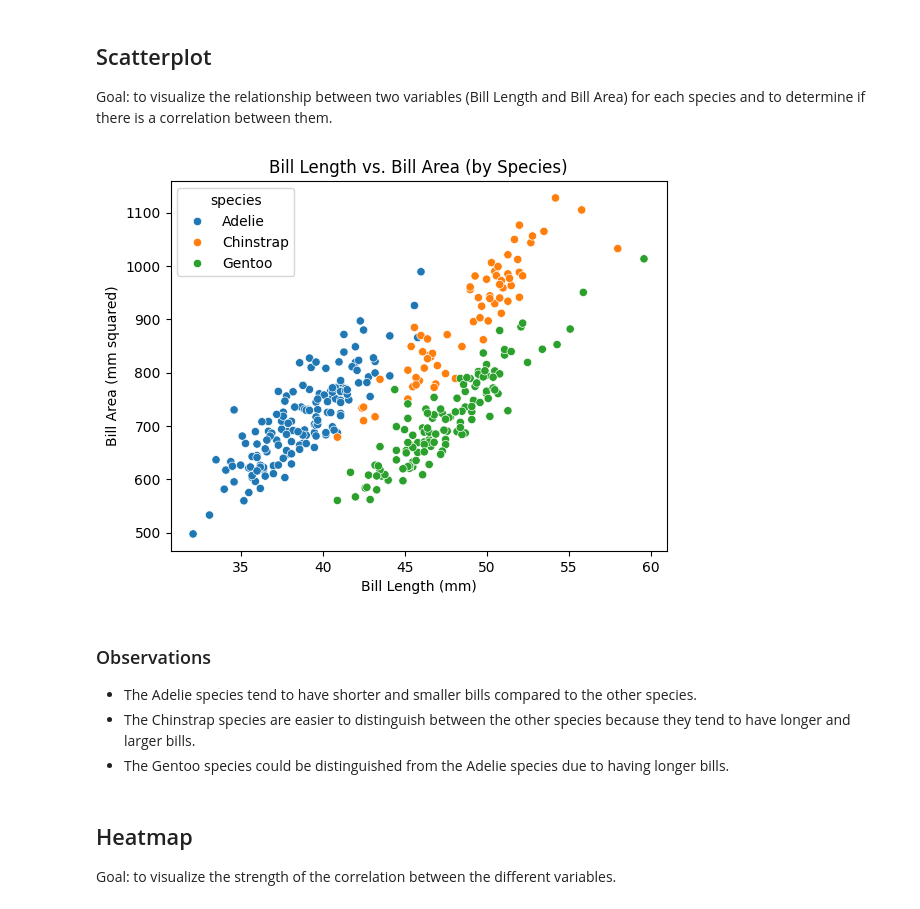
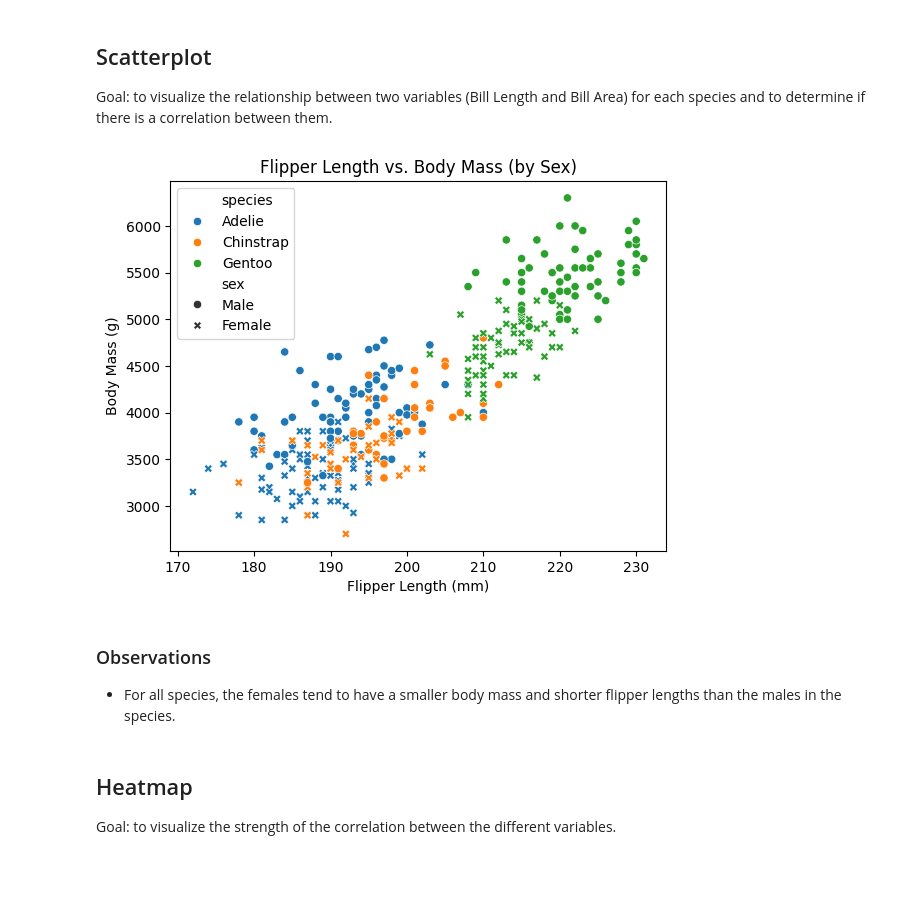
Before and after one commit to sydsailors/datafun-06-eda, a Jupyter notebook: sydney_penguins_eda.ipynb, the cells around one changed output. Saved outputs shown, nothing was run; the diff lists cells and outputs as text; code cells hidden in the pictures; blank space fills up the shorter version.

```diff
--- a/sydney_penguins_eda.ipynb
+++ b/sydney_penguins_eda.ipynb
@@ -169,25 +169,24 @@ Goal: to visualize the relationship between two variables (Bill Length and Bill
 # %%
 # Create a scatterplot of two numerical variables
 scatter_plt: Axes= sns.scatterplot(
-    data=penguins_df, x="bill_length_mm", y="Bill Area", hue="species"
+    data=penguins_df, x="Flipper Length", y="body_mass_g", hue="species", style="sex"
 )
 
 # Set axis labels using the Matplotlib Axis methods set_xlabel() and set_ylabel()
-scatter_plt.set_xlabel("Bill Length (mm)")
-scatter_plt.set_ylabel("Bill Area (mm squared)")
+scatter_plt.set_xlabel("Flipper Length (mm)")
+scatter_plt.set_ylabel("Body Mass (g)")
 
 # Set the title using the Matplotlib Axis set_title() method
-scatter_plt.set_title("Bill Length vs. Bill Area (by Species)")
+scatter_plt.set_title("Flipper Length vs. Body Mass (by Sex)")
+
 
 # Show all plots
 matplotlib.pyplot.show()
 # %% [output]
-[figure, old version]
+[figure, new version]
 # %% [markdown]
 ### Observations
-- The Adelie species tend to have shorter and smaller bills compared to the other species.
-- The Chinstrap species are easier to distinguish between the other species because they tend to have longer and larger bills.
-- The Gentoo species could be distinguished from the Adelie species due to having longer bills.
+- For all species, the females tend to have a smaller body mass and shorter flipper lengths than the males in the species.
 # %% [markdown]
 ## Heatmap
 
```
